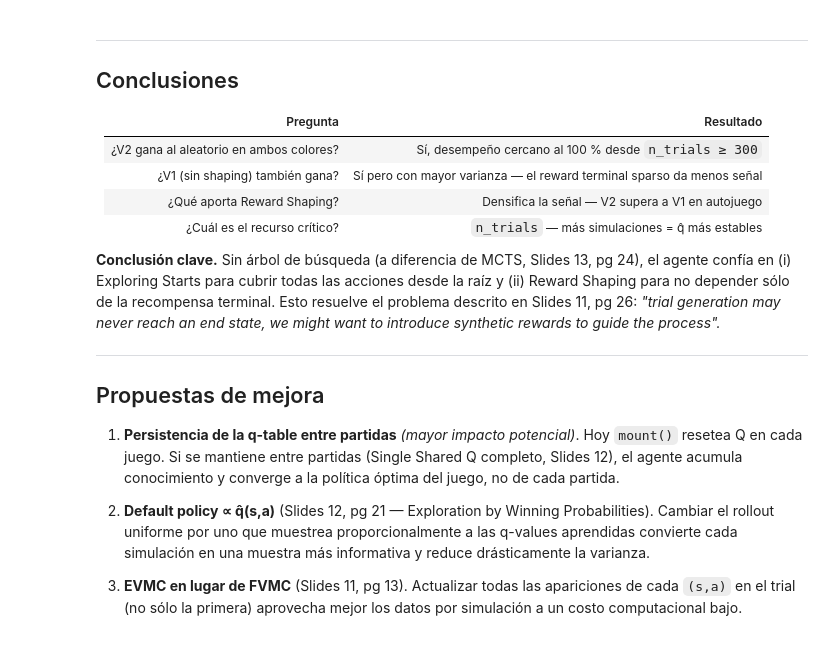
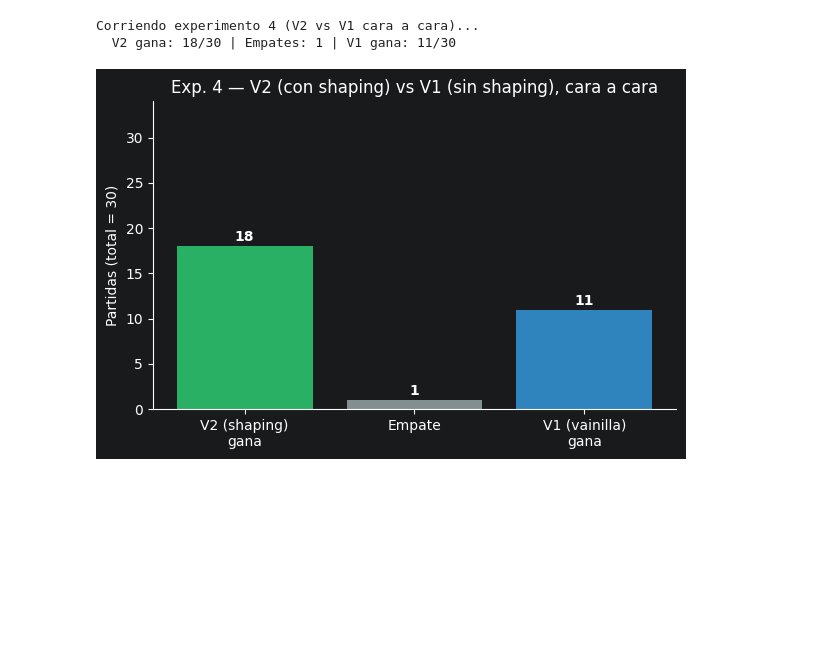
Before and after one commit to estemen27/Proyecto-Final-Fundamentos-de-IA, a Jupyter notebook: entrega.ipynb, the cells around one changed output. Cells and saved outputs as stored; diff of their text form; code cells hidden in the pictures; blank space fills up the shorter version.

```diff
--- a/entrega.ipynb
+++ b/entrega.ipynb
@@ -275,55 +371,41 @@ Confrontación directa entre las dos versiones con el mismo presupuesto. Mide el
 # %%
-N3 = 12
-print('Corriendo experimento 3 (autojuego V2 vs V1)...')
+N4 = 30
+print('Corriendo experimento 4 (V2 vs V1 cara a cara)...')
 
 v2 = make_agent(500, shaping_weight=0.1)
 v1 = make_agent(500, shaping_weight=0.0)
 
-w_v2 = draws = w_v1 = 0
-for i in range(N3):
+w_v2 = draws4 = w_v1 = 0
+for i in range(N4):
     if i % 2 == 0:
-        result = play_game(v2, v1)
+        result = play_game(v2, v1)         # v2 es rojo
         if   result == -1: w_v2  += 1
         elif result ==  1: w_v1  += 1
-        else:              draws += 1
+        else:              draws4 += 1
     else:
-        result = play_game(v1, v2)
+        result = play_game(v1, v2)         # v2 es amarillo
         if   result ==  1: w_v2  += 1
         elif result == -1: w_v1  += 1
-        else:              draws += 1
+        else:              draws4 += 1
 
-print(f'  V2 gana: {w_v2}/{N3}  |  Empates: {draws}  |  V1 gana: {w_v1}/{N3}')
+print(f'  V2 gana: {w_v2}/{N4} | Empates: {draws4} | V1 gana: {w_v1}/{N4}')
+# %% [output]
+Corriendo experimento 4 (V2 vs V1 cara a cara)...
+  V2 gana: 18/30 | Empates: 1 | V1 gana: 11/30
 # %%
 fig, ax = plt.subplots(figsize=(6, 4))
 cats   = ['V2 (shaping)\ngana', 'Empate', 'V1 (vainilla)\ngana']
-vals   = [w_v2, draws, w_v1]
+vals   = [w_v2, draws4, w_v1]
 colors = ['#2ecc71', '#95a5a6', '#3498db']
 bars   = ax.bar(cats, vals, color=colors, alpha=0.85)
 for bar, val in zip(bars, vals):
     ax.text(bar.get_x() + bar.get_width()/2, bar.get_height() + 0.2,
             str(val), ha='center', va='bottom', fontweight='bold')
-ax.set_ylabel(f'Partidas (total = {N3})')
-ax.set_title('Exp. 3 — Autojuego: V2 (con shaping) vs V1 (sin shaping)')
-ax.set_ylim(0, N3 + 3)
-plt.tight_layout(); plt.savefig('fig3_selfplay.png', dpi=150, bbox_inches='tight'); plt.show()
+ax.set_ylabel(f'Partidas (total = {N4})')
+ax.set_title('Exp. 4 \u2014 V2 (con shaping) vs V1 (sin shaping), cara a cara')
+ax.set_ylim(0, N4 + 4)
+plt.tight_layout()
+plt.savefig('fig4_v2_vs_v1.png', dpi=150, bbox_inches='tight')
+plt.show()
+# %% [output]
+[figure, added]
-# %% [markdown]
----
-## Conclusiones
-
-| Pregunta | Resultado |
-|---|---|
-| ¿V2 gana al aleatorio en ambos colores? | Sí, desempeño cercano al 100 % desde `n_trials ≥ 300` |
-| ¿V1 (sin shaping) también gana? | Sí pero con mayor varianza — el reward terminal sparso da menos señal |
-| ¿Qué aporta Reward Shaping? | Densifica la señal — V2 supera a V1 en autojuego |
-| ¿Cuál es el recurso crítico? | `n_trials` — más simulaciones = q̂ más estables |
-
-**Conclusión clave.** Sin árbol de búsqueda (a diferencia de MCTS, Slides 13, pg 24), el agente confía en (i) Exploring Starts para cubrir todas las acciones desde la raíz y (ii) Reward Shaping para no depender sólo de la recompensa terminal. Esto resuelve el problema descrito en Slides 11, pg 26: *"trial generation may never reach an end state, we might want to introduce synthetic rewards to guide the process".*
-
----
-## Propuestas de mejora
-
-1. **Persistencia de la q-table entre partidas** *(mayor impacto potencial)*. Hoy `mount()` resetea Q en cada juego. Si se mantiene entre partidas (Single Shared Q completo, Slides 12), el agente acumula conocimiento y converge a la política óptima del juego, no de cada partida.
-
-2. **Default policy ∝ q̂(s,a)** (Slides 12, pg 21 — Exploration by Winning Probabilities). Cambiar el rollout uniforme por uno que muestrea proporcionalmente a las q-values aprendidas convierte cada simulación en una muestra más informativa y reduce drásticamente la varianza.
-
-3. **EVMC en lugar de FVMC** (Slides 11, pg 13). Actualizar todas las apariciones de cada `(s,a)` en el trial (no sólo la primera) aprovecha mejor los datos por simulación a un costo computacional bajo.
```
Also changed, not shown: parts of 24 cells of this notebook, 2 other files.
